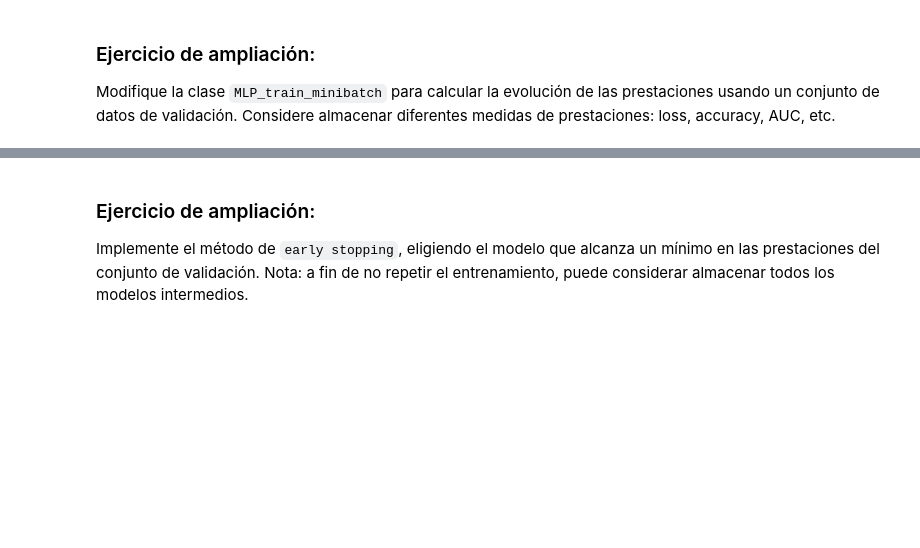
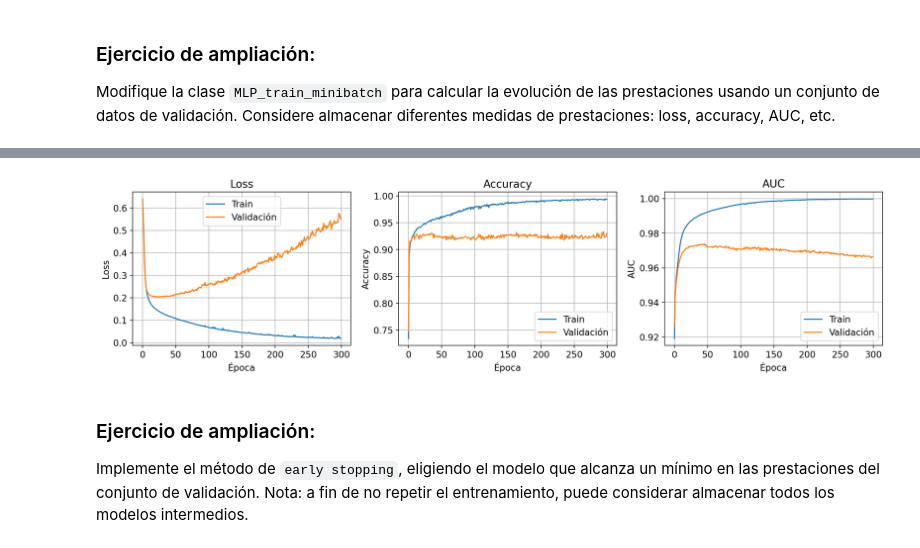
Before and after one commit to Ramputink/nlp-course, a Jupyter notebook: 9_Intro_a_NNs_con_Pytorch.ipynb, the cells around one changed output, grey strips where cells are left out. Drawn from its saved outputs; the diff is of its cells as text; code cells hidden in the pictures; blank space fills up the shorter version.

```diff
--- a/9_Intro_a_NNs_con_Pytorch.ipynb
+++ b/9_Intro_a_NNs_con_Pytorch.ipynb
@@ -1731,3 +1805,100 @@ Explore otros hiperparámetros de la red MLP para conseguir máximas prestacione
 ### Ejercicio  de ampliación:
 
 Modifique la clase ``MLP_train_minibatch`` para calcular la evolución de las prestaciones usando un conjunto de datos de validación. Considere almacenar diferentes medidas de prestaciones: loss, accuracy, AUC, etc.
+# %%
+### Ejercicio 2: MLP_train_minibatch con métricas de validación
+
+class MLP_train_validation(MLP):
+
+    def __init__(self, dimx, n_hidden1, n_hidden2, num_train_data,
+                 epochs=100, lr=0.001, batch_size=50, print_every=20):
+
+        super().__init__(dimx, n_hidden1, n_hidden2)
+        self.lr = lr
+        self.optim = optim.Adam(self.parameters(), self.lr)
+        self.epochs = epochs
+        self.print_every = print_every
+        self.criterion = nn.BCELoss()
+        self.batch_size = batch_size
+        self.num_train = num_train_data
+        self.num_batchs = np.floor(self.num_train / self.batch_size)
+
+        # Histórico de métricas
+        self.train_loss_hist = []
+        self.val_loss_hist = []
+        self.train_acc_hist = []
+        self.val_acc_hist = []
+        self.train_auc_hist = []
+        self.val_auc_hist = []
+
+    def _evaluate(self, x, y):
+        """Calcula loss, accuracy y AUC sobre un conjunto de datos."""
+        with torch.no_grad():
+            out = self.forward(x)
+            loss = self.criterion(out, y.view(-1, 1)).item()
+            preds = out.numpy().reshape(-1)
+            y_np = y.numpy()
+            acc = metrics.accuracy_score(y_np, (preds > 0.5).astype(int))
+            auc = metrics.roc_auc_score(y_np, preds)
+        return loss, acc, auc
+
+    def fit(self, x_train, y_train, x_val, y_val):
+
+        x_val_t = torch.tensor(x_val) if not isinstance(x_val, torch.Tensor) else x_val
+        y_val_t = torch.tensor(y_val) if not isinstance(y_val, torch.Tensor) else y_val
+        x_train_t = torch.tensor(x_train) if not isinstance(x_train, torch.Tensor) else x_train
+        y_train_t = torch.tensor(y_train) if not isinstance(y_train, torch.Tensor) else y_train
+
+        for e in range(int(self.epochs)):
+            idx = np.random.permutation(self.num_train)
+            running_loss = 0.
+
+            for i in range(int(self.num_batchs)):
+                self.optim.zero_grad()
+                idx_batch = idx[i * self.batch_size:(i + 1) * self.batch_size]
+                out = self.forward(x_train_t[idx_batch, :])
+                loss = self.criterion(out, y_train_t[idx_batch].view(self.batch_size, 1))
+                running_loss += loss.item()
+                loss.backward()
+                self.optim.step()
+
+            # Métricas de train y validación al final de cada época
+            tr_loss, tr_acc, tr_auc = self._evaluate(x_train_t, y_train_t)
+            vl_loss, vl_acc, vl_auc = self._evaluate(x_val_t, y_val_t)
+
+            self.train_loss_hist.append(tr_loss)
+            self.val_loss_hist.append(vl_loss)
+            self.train_acc_hist.append(tr_acc)
+            self.val_acc_hist.append(vl_acc)
+            self.train_auc_hist.append(tr_auc)
+            self.val_auc_hist.append(vl_auc)
+
+            if e % self.print_every == 0:
+                print(f"Epoch {e:4d} | Train Loss={tr_loss:.4f} Acc={tr_acc:.4f} AUC={tr_auc:.4f} | Val Loss={vl_loss:.4f} Acc={vl_acc:.4f} AUC={vl_auc:.4f}")
+
+# Entrenar con validación
+X_tr, X_val, y_tr, y_val = tts(X_train, y_train, test_size=0.2, random_state=42)
+
+mlp_val = MLP_train_validation(
+    X_tr.shape[1], 20, 10, num_train_data=X_tr.shape[0],
+    epochs=300, lr=0.001, batch_size=100, print_every=25
+)
+mlp_val.fit(X_tr, y_tr, X_val, y_val)
+
+# Visualizar evolución de métricas
+fig, axes = plt.subplots(1, 3, figsize=(15, 4))
+for ax, (tr, vl, title) in zip(axes, [
+    (mlp_val.train_loss_hist, mlp_val.val_loss_hist, 'Loss'),
+    (mlp_val.train_acc_hist, mlp_val.val_acc_hist, 'Accuracy'),
+    (mlp_val.train_auc_hist, mlp_val.val_auc_hist, 'AUC'),
+]):
+    ax.plot(tr, label='Train')
+    ax.plot(vl, label='Validación')
+    ax.set_xlabel('Época')
+    ax.set_ylabel(title)
+    ax.set_title(title)
+    ax.legend()
+    ax.grid(True)
+plt.tight_layout()
+plt.show()
+# %% [output]
@@ -1734,3 +1917,4 @@ Modifique la clase ``MLP_train_minibatch`` para calcular la evolución de las pr
+[figure, added]
 # %% [markdown]
 ### Ejercicio  de ampliación:
 
```
Also changed, not shown: parts of 20 cells of this notebook, 1 other file.
